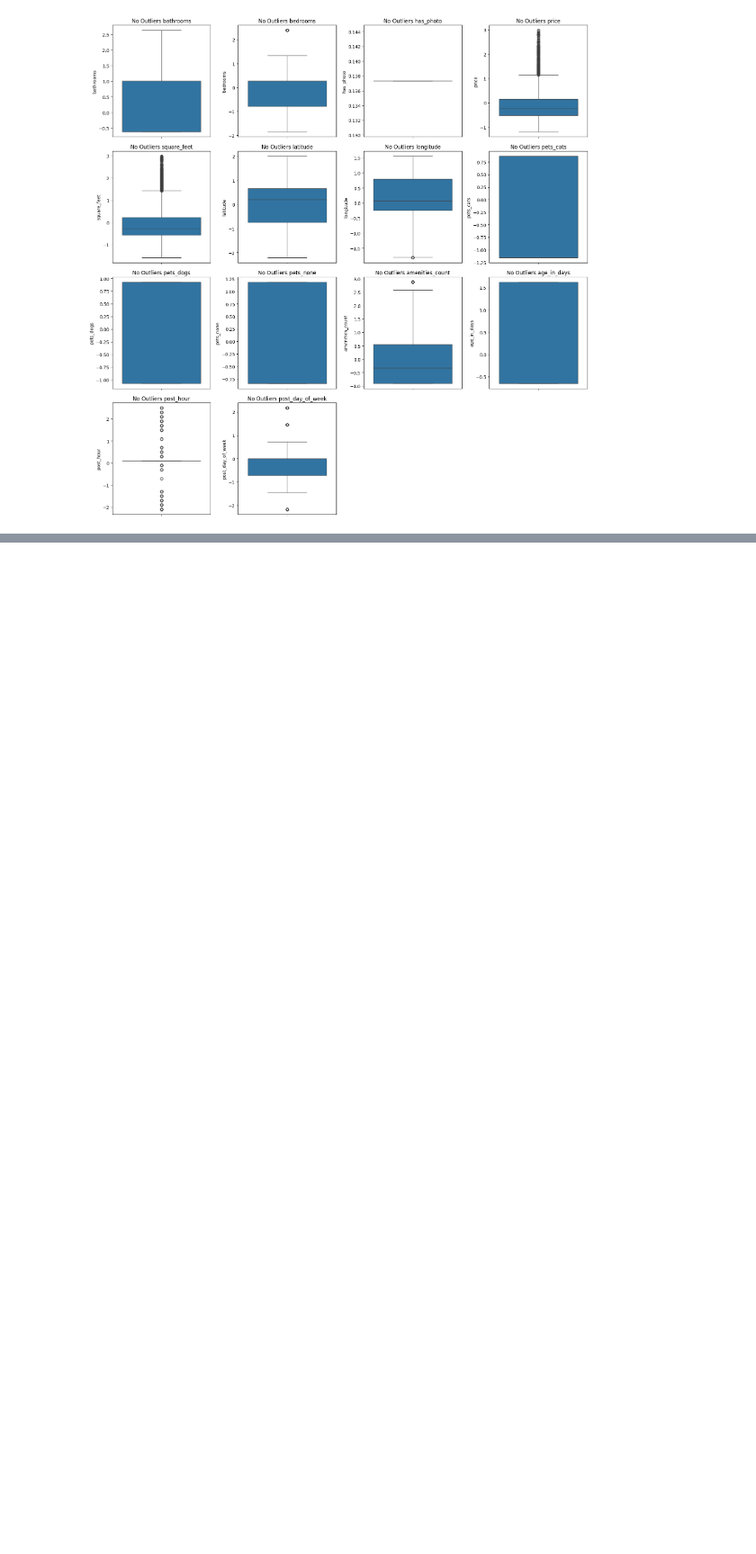
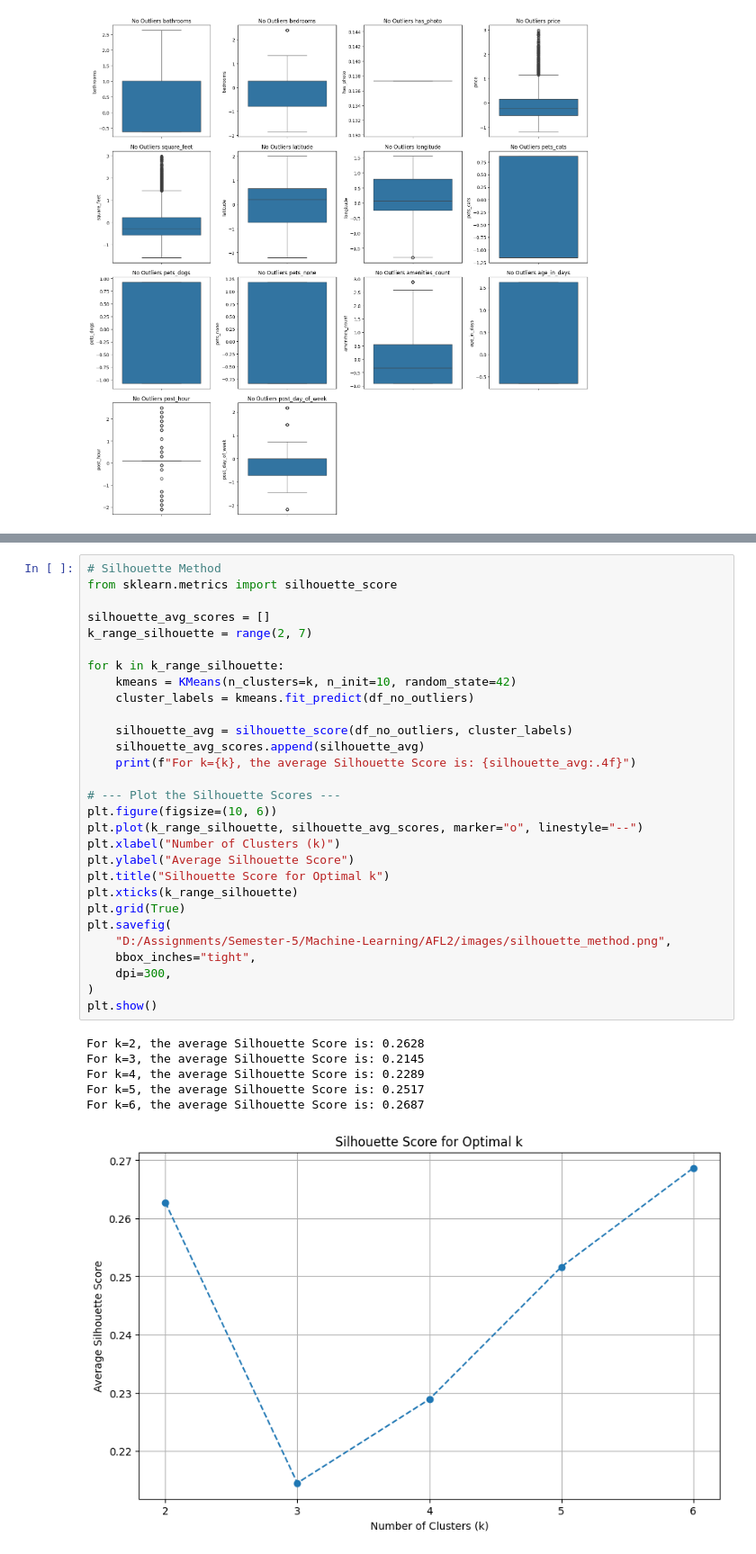
Before and after one commit to Verzional/S5-ML-AFL2, a Jupyter notebook: main.ipynb, the cells around one changed output, grey strips where cells are left out. Shown at 90% size. Drawn from its saved outputs; the diff is of its cells as text; blank space fills up the shorter version.

```diff
--- a/main.ipynb
+++ b/main.ipynb
@@ -534,0 +586,36 @@ plt.show()
+# %%
+# Silhouette Method
+from sklearn.metrics import silhouette_score
+
+silhouette_avg_scores = []
+k_range_silhouette = range(2, 7)
+
+for k in k_range_silhouette:
+    kmeans = KMeans(n_clusters=k, n_init=10, random_state=42)
+    cluster_labels = kmeans.fit_predict(df_no_outliers)
+
+    silhouette_avg = silhouette_score(df_no_outliers, cluster_labels)
+    silhouette_avg_scores.append(silhouette_avg)
+    print(f"For k={k}, the average Silhouette Score is: {silhouette_avg:.4f}")
+
+# --- Plot the Silhouette Scores ---
+plt.figure(figsize=(10, 6))
+plt.plot(k_range_silhouette, silhouette_avg_scores, marker="o", linestyle="--")
+plt.xlabel("Number of Clusters (k)")
+plt.ylabel("Average Silhouette Score")
+plt.title("Silhouette Score for Optimal k")
+plt.xticks(k_range_silhouette)
+plt.grid(True)
+plt.savefig(
+    "D:/Assignments/Semester-5/Machine-Learning/AFL2/images/silhouette_method.png",
+    bbox_inches="tight",
+    dpi=300,
+)
+plt.show()
+# %% [output]
+For k=2, the average Silhouette Score is: 0.2628
+For k=3, the average Silhouette Score is: 0.2145
+For k=4, the average Silhouette Score is: 0.2289
+For k=5, the average Silhouette Score is: 0.2517
+For k=6, the average Silhouette Score is: 0.2687
+[figure, added]
```
Also changed, not shown: parts of 3 cells of this notebook, 2 other files.
